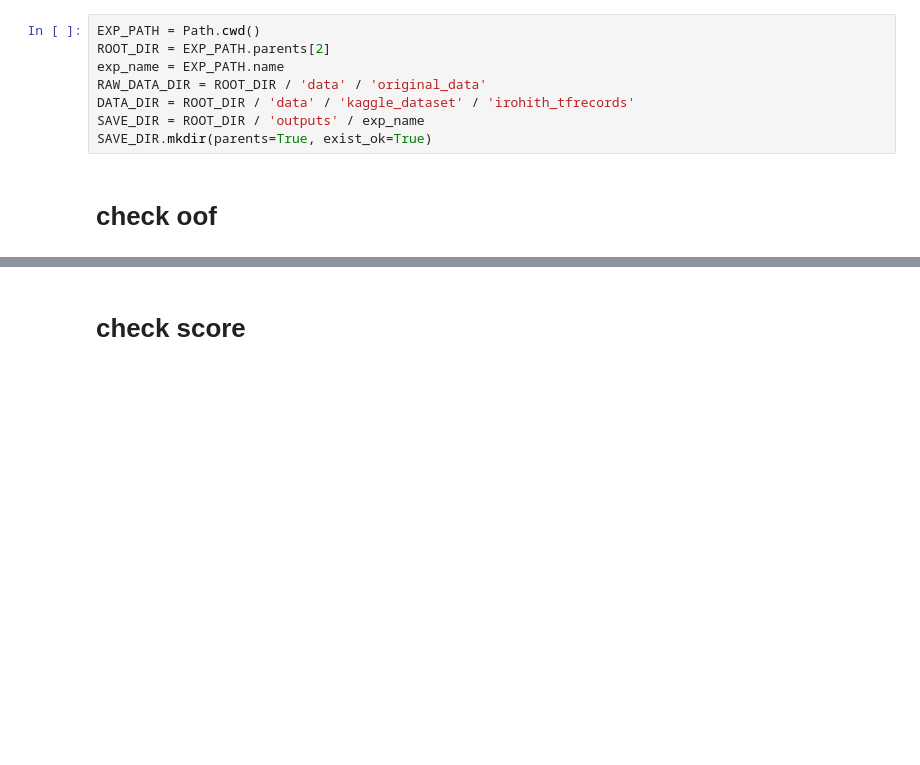
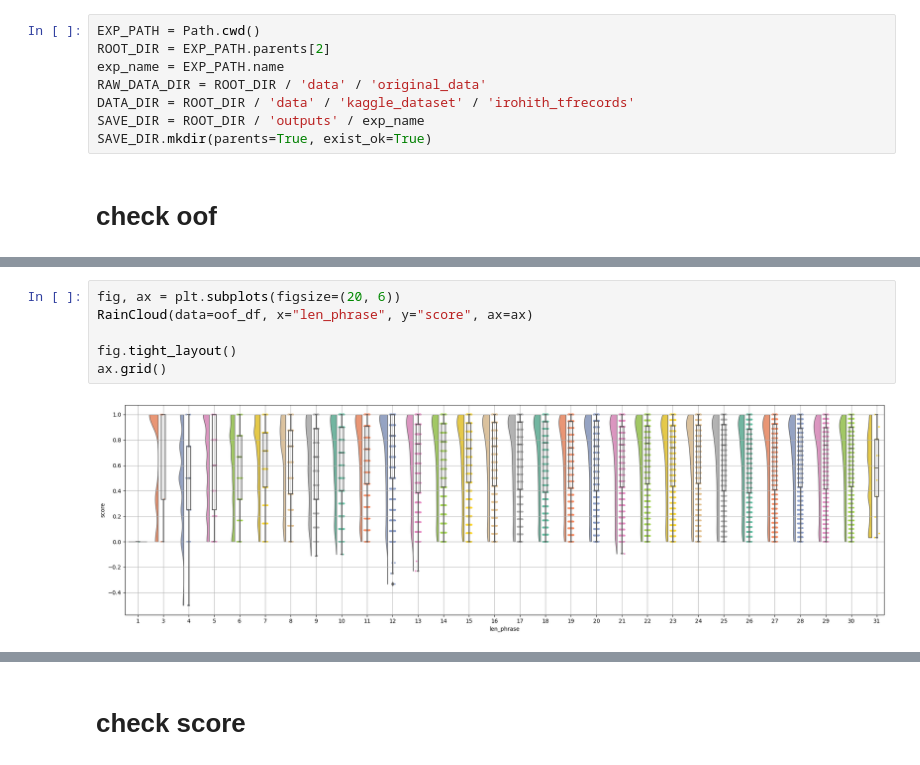
Before and after one commit to Luka-Magic/kaggle_asl2, a Jupyter notebook: exp/exp0007/check_oof.ipynb, the cells around one changed output, grey strips where cells are left out. Drawn from its saved outputs; the diff is of its cells as text; blank space fills up the shorter version.

```diff
--- a/exp/exp0007/check_oof.ipynb
+++ b/exp/exp0007/check_oof.ipynb
@@ -19,0 +56,8 @@ oof_df = pd.concat([oof_0_df, oof_1_df], axis=0)
+# %%
+fig, ax = plt.subplots(figsize=(20, 6))
+RainCloud(data=oof_df, x="len_phrase", y="score", ax=ax)
+
+fig.tight_layout()
+ax.grid()
+# %% [output]
+[figure, added]
```
Also changed, not shown: parts of 26 cells of this notebook, 4 other files.
